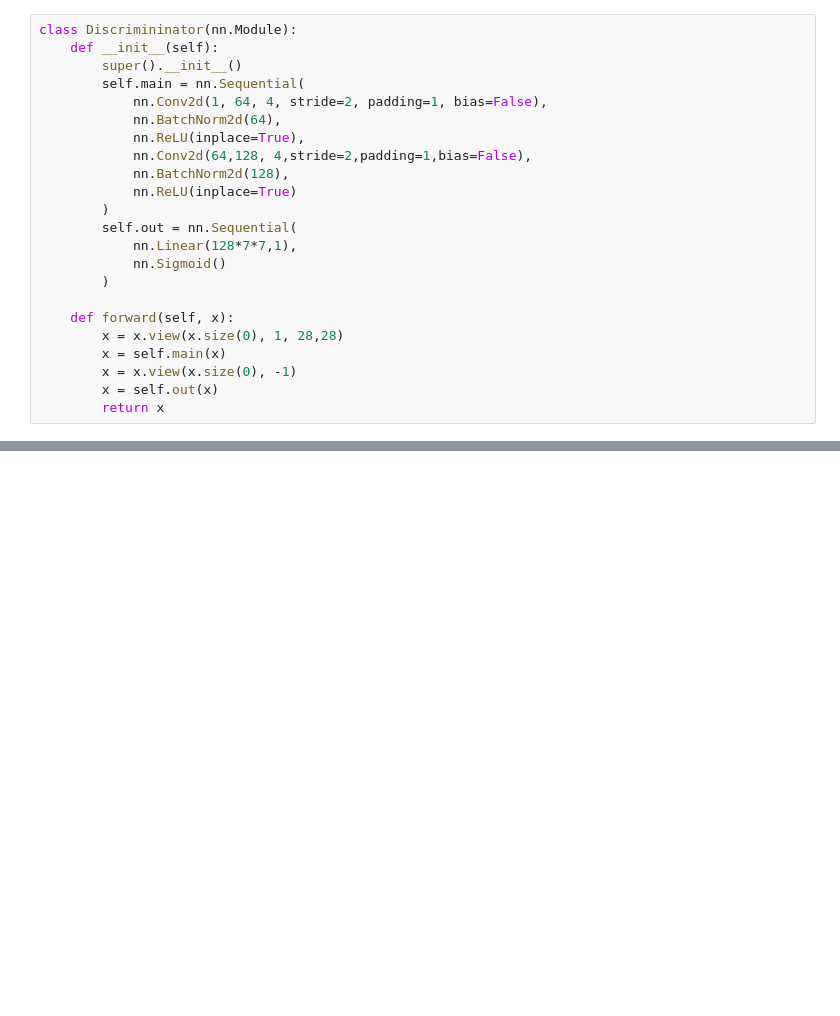
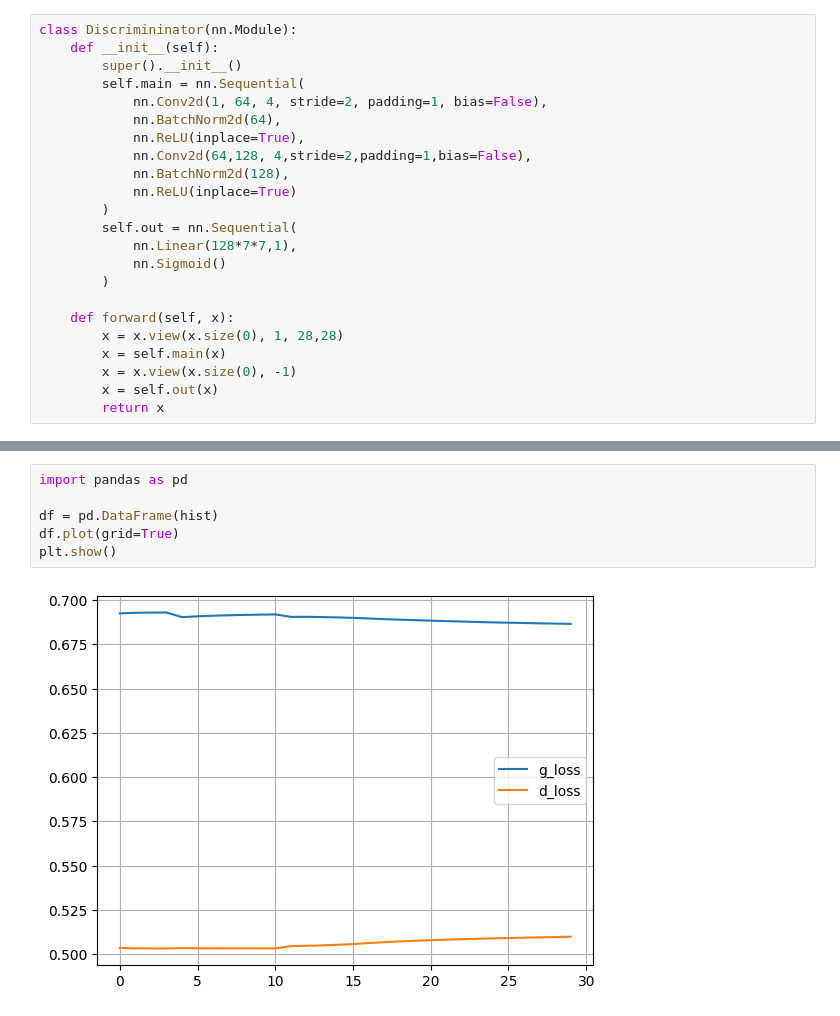
Before and after one commit to bspoloo/SIS421-022025, a Jupyter notebook: Parciales/Primer parcial/Parte 2/DCGanns Normal copy.ipynb, the cells around one changed output, grey strips where cells are left out. Drawn from its saved outputs; the diff is of its cells as text; blank space fills up the shorter version.

```diff
--- a/Parciales/Primer parcial/Parte 2/DCGanns Normal copy.ipynb
+++ b/Parciales/Primer parcial/Parte 2/DCGanns Normal copy.ipynb
@@ -295 +294,9 @@ Epoch 30/30 g_loss 0.68788 d_loss 0.50925
+# %%
+import pandas as pd
+
+df = pd.DataFrame(hist)
+df.plot(grid=True)
+plt.show()
+# %% [output]
+[figure, added]
 # %%
```
Also changed, not shown: parts of 4 cells of this notebook, 1 other file.
